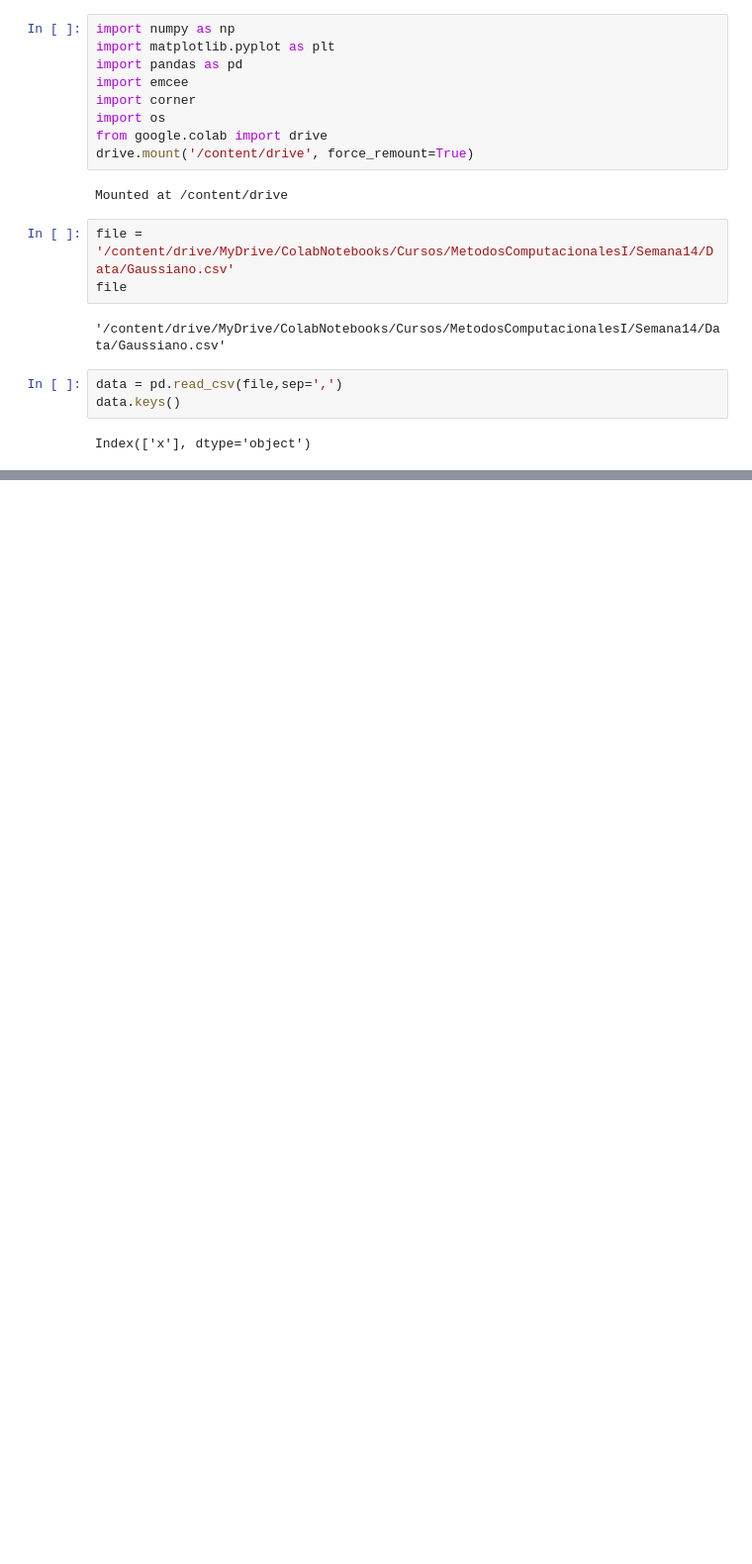
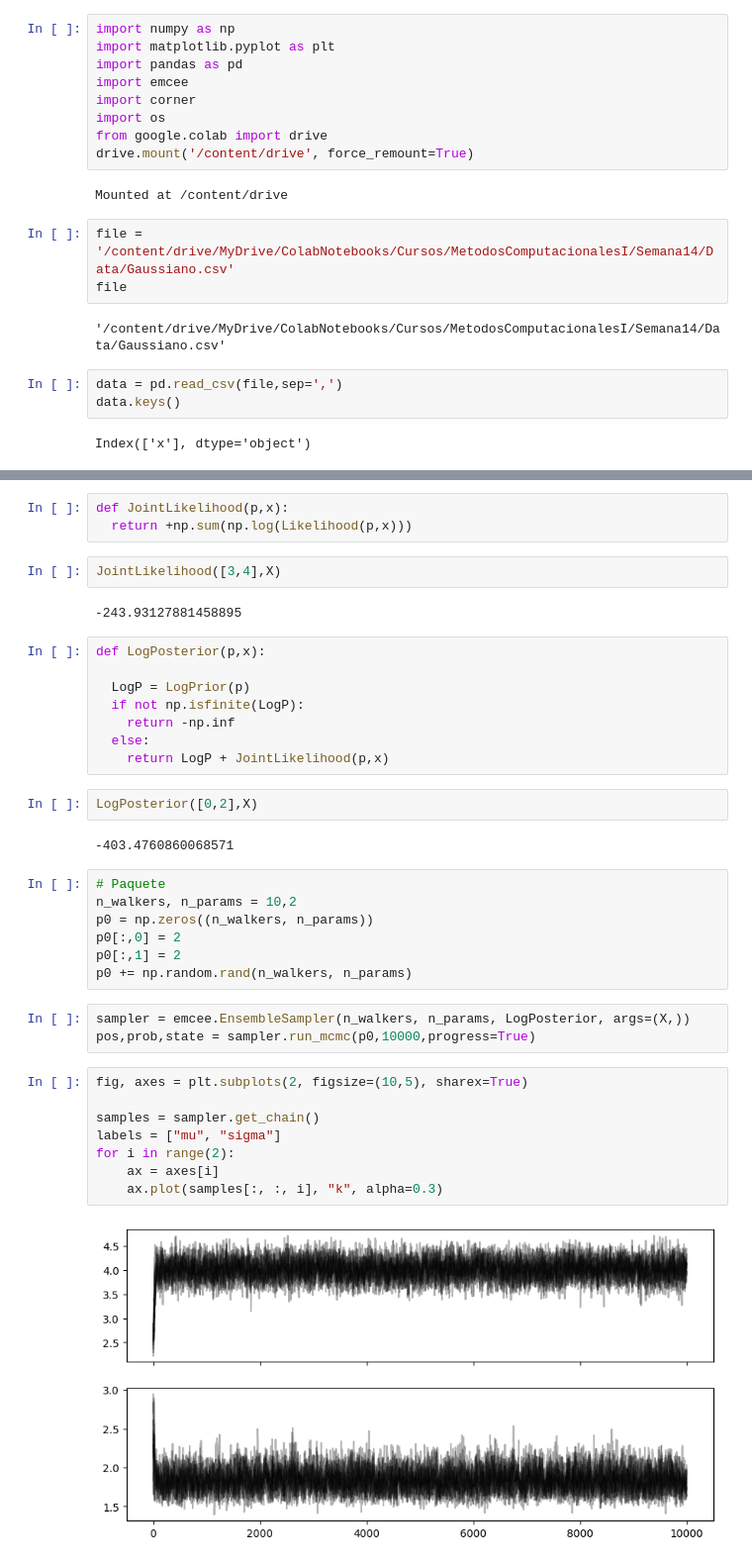
Before and after one commit to asegura4488/MetodosComputacionalesI, a Jupyter notebook: Semana14/AlgoritmoMetropolis.ipynb, the cells around one changed output, grey strips where cells are left out. Shown at 99% size. Drawn from its saved outputs; the diff is of its cells as text; blank space fills up the shorter version.

```diff
--- a/Semana14/AlgoritmoMetropolis.ipynb
+++ b/Semana14/AlgoritmoMetropolis.ipynb
@@ -44,0 +61,39 @@ Index(['x'], dtype='object')
+# %%
+def JointLikelihood(p,x):
+  return +np.sum(np.log(Likelihood(p,x)))
+# %%
+JointLikelihood([3,4],X)
+# %% [output]
+-243.93127881458895
+# %%
+def LogPosterior(p,x):
+
+  LogP = LogPrior(p)
+  if not np.isfinite(LogP):
+    return -np.inf
+  else:
+    return LogP + JointLikelihood(p,x)
+# %%
+LogPosterior([0,2],X)
+# %% [output]
+-403.4760860068571
+# %%
+# Paquete
+n_walkers, n_params = 10,2
+p0 = np.zeros((n_walkers, n_params))
+p0[:,0] = 2
+p0[:,1] = 2
+p0 += np.random.rand(n_walkers, n_params)
+# %%
+sampler = emcee.EnsembleSampler(n_walkers, n_params, LogPosterior, args=(X,))
+pos,prob,state = sampler.run_mcmc(p0,10000,progress=True)
+# %%
+fig, axes = plt.subplots(2, figsize=(10,5), sharex=True)
+
+samples = sampler.get_chain()
+labels = ["mu", "sigma"]
+for i in range(2):
+    ax = axes[i]
+    ax.plot(samples[:, :, i], "k", alpha=0.3)
+# %% [output]
+[figure, added]
```
Also changed, not shown: parts of 8 cells of this notebook.
